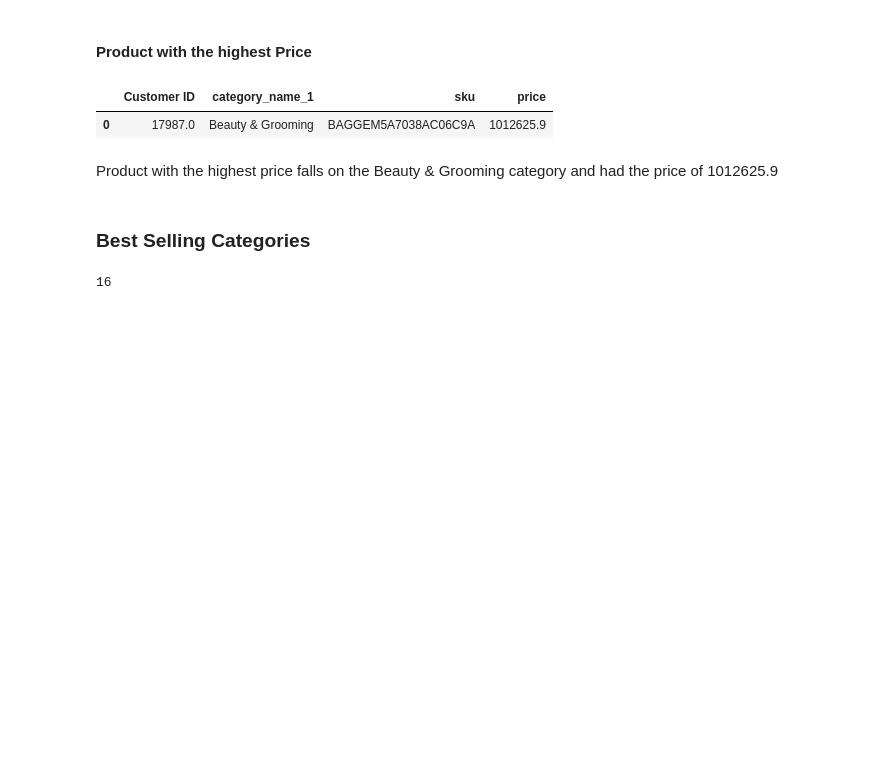
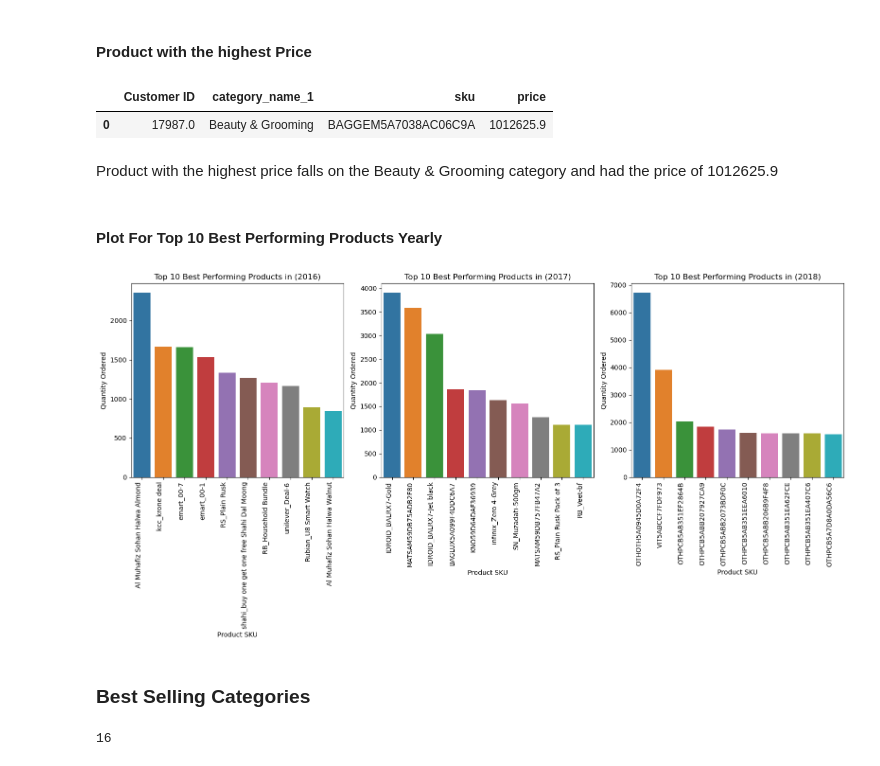
Before and after one commit to Nzavo/Clustering, a Jupyter notebook: E-commerce-clustering.ipynb, the cells around one changed output. Cells and saved outputs as stored; diff of their text form; code cells hidden in the pictures; blank space fills up the shorter version.

```diff
--- a/E-commerce-clustering.ipynb
+++ b/E-commerce-clustering.ipynb
@@ -132,6 +146,35 @@ row
 | 0 | 17987.0 | Beauty & Grooming | BAGGEM5A7038AC06C9A | 1012625.9 |
 # %% [markdown]
 Product with the highest price falls on the Beauty & Grooming category and had the price of 1012625.9
+# %% [markdown]
+#### Plot For Top 10 Best Performing Products Yearly
+# %%
+# Group the data by year and product reference name, and sum the 'qty_ordered'
+grouped_data = df.groupby(['Year', 'sku'])['qty_ordered'].sum().reset_index()
+
+# Iterate over the unique years and plot a bar chart for each year
+unique_years = grouped_data['Year'].unique()
+fig, axes = plt.subplots(1, len(unique_years), sharey = False, figsize=(16, 8))
+
+for i, year in enumerate(unique_years):
+    # Filter data for the specific year
+    ax = axes[i]
+    data_year = grouped_data[grouped_data['Year'] == year]
+
+    # Sort the data by quantity ordered and select the top 10 products
+    data_year = data_year.sort_values('qty_ordered', ascending=False).head(10)
+
+    # Plot the bar chart on the corresponding axis
+    sns.barplot(x='sku', y='qty_ordered', data=data_year, ax=ax)
+    ax.set_title(f'Top 10 Best Performing Products in ({year})')
+    ax.set_xlabel('Product SKU')
+    ax.set_ylabel('Quantity Ordered')
+    ax.set_xticklabels(ax.get_xticklabels(), rotation=90, horizontalalignment='right')
+
+plt.tight_layout()
+plt.show()
+# %% [output]
+[figure, added]
 # %% [markdown]
 ### Best Selling Categories
 # %%
```
Also changed, not shown: parts of 26 cells of this notebook, 1 other file.
